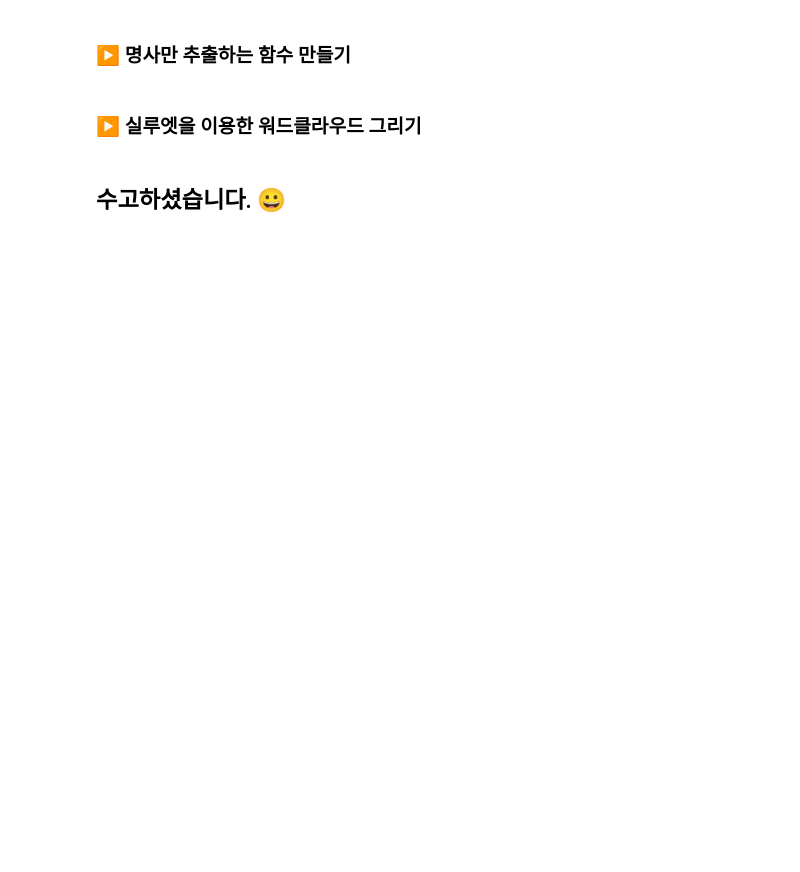
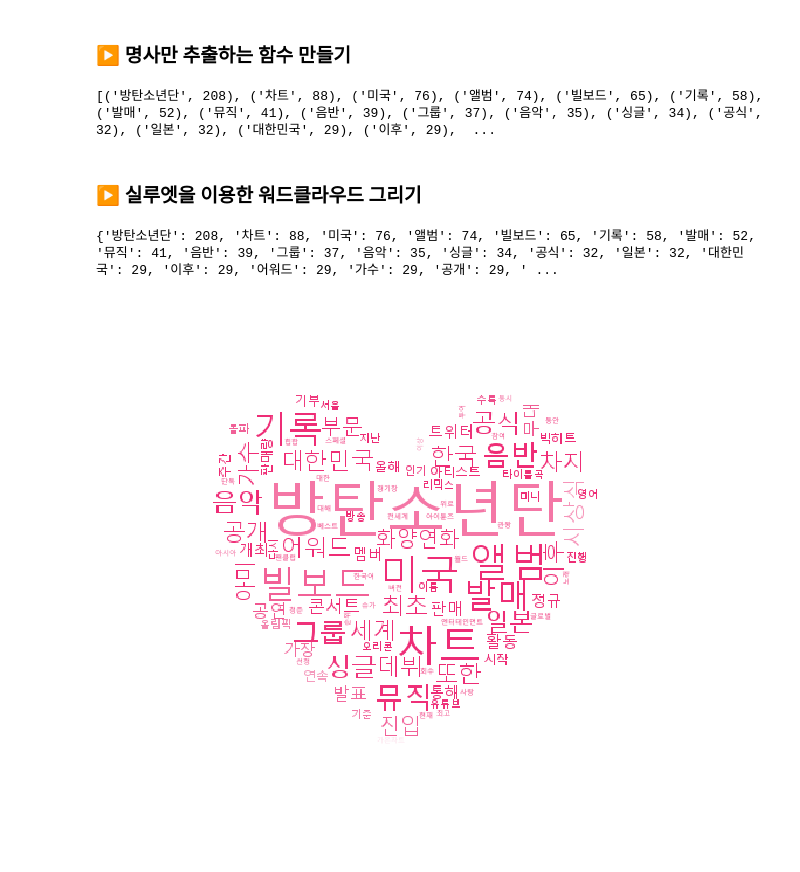
Before and after one commit to hy310/text_mining, a Jupyter notebook: 11_wordcloud.ipynb, the cells around one changed output. Drawn from its saved outputs; the diff is of its cells as text; code cells hidden in the pictures; blank space fills up the shorter version.

```diff
--- a/11_wordcloud.ipynb
+++ b/11_wordcloud.ipynb
@@ -38,7 +73,7 @@ warnings.filterwarnings('ignore')
 # %%
 #한국 wikipedia 사이트로 접속하도록 세팅하기
 
-wiki = @@@.Wikipedia(
+wiki = wikipediaapi.Wikipedia(
               language='ko',
               extract_format=wikipediaapi.ExtractFormat.WIKI)
 # %% [markdown]
@@ -49,9 +84,9 @@ wiki = @@@.Wikipedia(
 # 위키피디아에서 검색 단어 페이지를 가져옴
 
 
-p_wiki = wiki.@@@("BTS")
+p_wiki = wiki.page("BTS")
 
 print("Page Exists ??? :  ", p_wiki.exists())
 print()
 
-print(p_wiki.@@@)
+print(p_wiki.text)
@@ -64,43 +117,45 @@ print(p_wiki.@@@)
 okt = Okt()
 
 def tokenizer(text) :
-    nouns = okt.@@@(text)
+    nouns = okt.nouns(text)
     return [noun for noun in nouns if len(noun) > 1]
 # %%
 # 단어의 출현 횟수 카운트
 
-
-counts = Counter(tokenizer(p_wiki.@@@))
+counts = Counter(tokenizer(p_wiki.text))
 
 words = counts.most_common(100)
 
 print(words)
+# %% [output]
+[('방탄소년단', 208), ('차트', 88), ('미국', 76), ('앨범', 74), ('빌보드', 65), ('기록', 58), ('발매', 52), ('뮤직', 41), ('음반', 39), ('그룹', 37), ('음악', 35), ('싱글', 34), ('공식', 32), ('일본', 32), ('대한민국', 29), ('이후', 29),  ...
 # %% [markdown]
 ### ▶ 실루엣을 이용한 워드클라우드 그리기
 # %%
 # 최적의 결과를 얻으려면 명암 대비가 높은 이미지를 선택해야 함
 # 이미지 주위 배경이 투명한 경우는 피해야 함
 
 
-cloud_img = plt.@@@('@@@')
+cloud_img = plt.imread('heart.jpg')
 
 wordcloud = WordCloud(font_path='C:/Windows/Fonts/malgun.ttf',
                       background_color='white',
 #                       random_state = 1,
 #                       colormap = 'Accent_r',
-                      color_func = ImageColorGenerator(@@@),   # img의 color 를 이용
-                      mask = @@@)      # 읽어드린 그림 이미지에 맞게 그림
+                      color_func = ImageColorGenerator(cloud_img),   # img의 color 를 이용
+                      mask = cloud_img)      # 읽어드린 그림 이미지에 맞게 그림
 
 print(dict(words))
 
 cloud = wordcloud.generate_from_frequencies(dict(words))
 
 fig = plt.figure(figsize=(12, 10))
 
 plt.axis('off')
 
 plt.imshow(cloud)
 
 plt.show()
+# %% [output]
+{'방탄소년단': 208, '차트': 88, '미국': 76, '앨범': 74, '빌보드': 65, '기록': 58, '발매': 52, '뮤직': 41, '음반': 39, '그룹': 37, '음악': 35, '싱글': 34, '공식': 32, '일본': 32, '대한민국': 29, '이후': 29, '어워드': 29, '가수': 29, '공개': 29, ' ...
+[figure, added]
-# %% [markdown]
-## 수고하셨습니다.  😀
```
Also changed, not shown: parts of 3 cells of this notebook.
